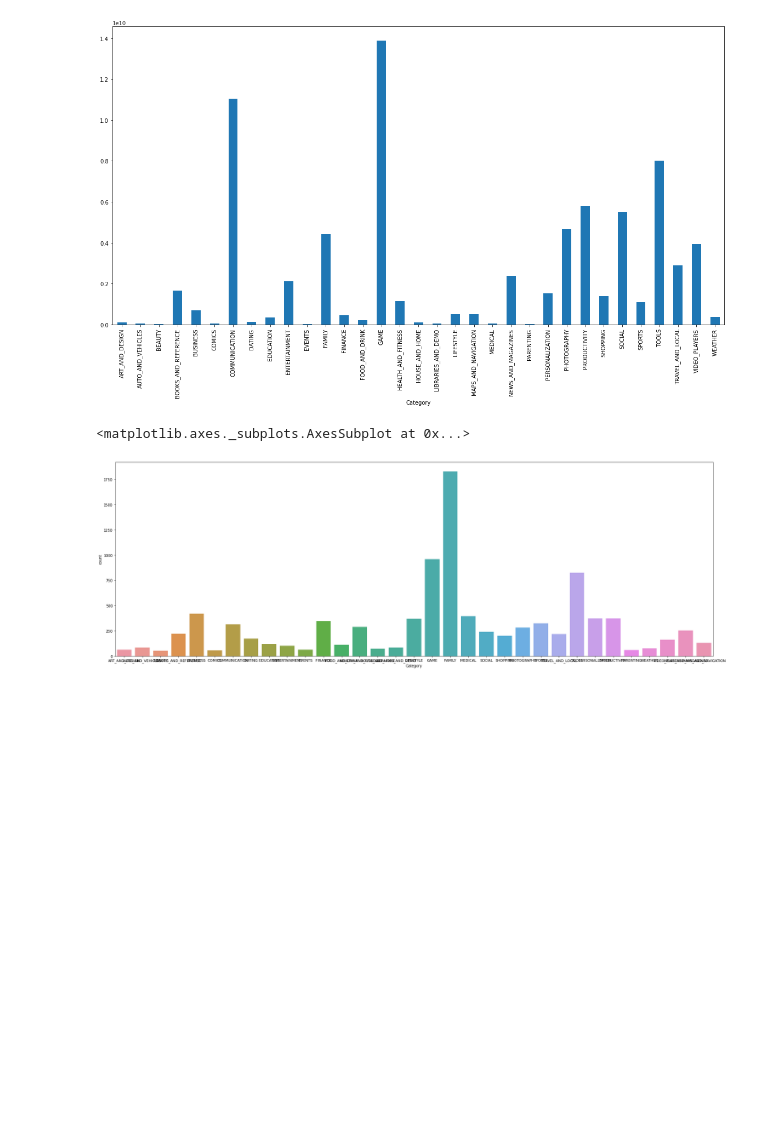
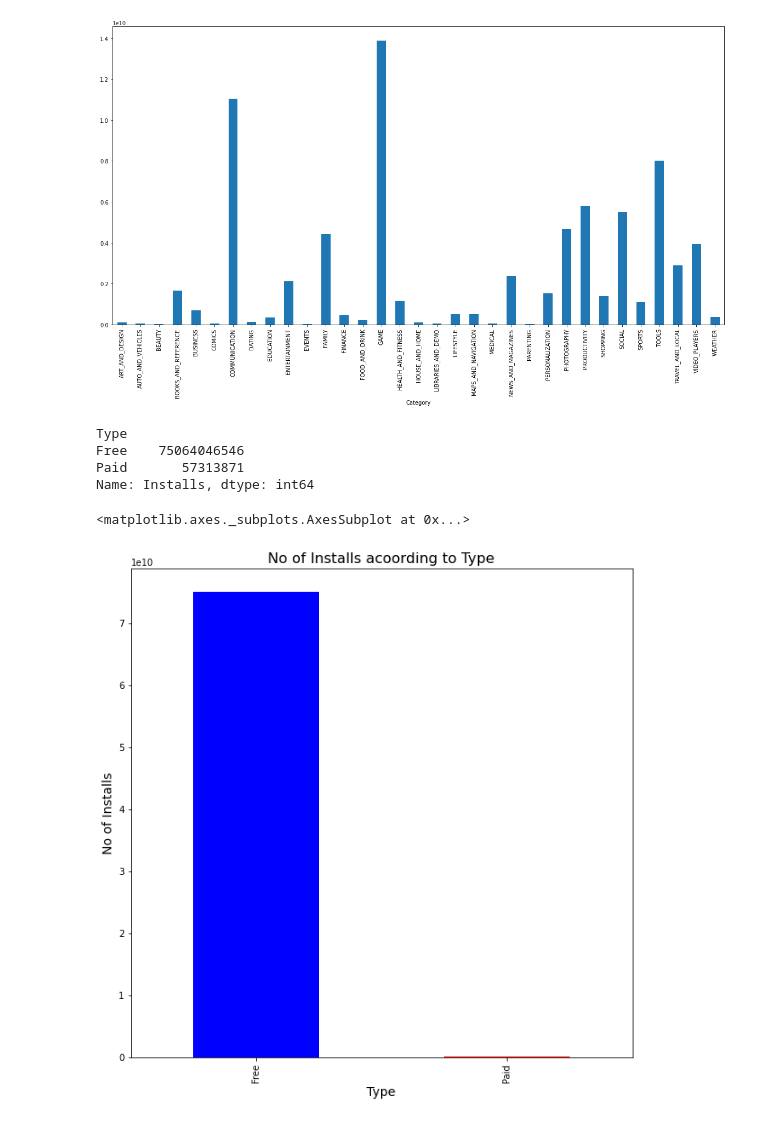
Before and after one commit to Shubham5787/EDA-on-Playstore-Dataset, a Jupyter notebook: EDA_Playstore.ipynb, the cells around one changed output. Drawn from its saved outputs; the diff is of its cells as text; code cells hidden in the pictures; blank space fills up the shorter version.

```diff
--- a/EDA_Playstore.ipynb
+++ b/EDA_Playstore.ipynb
@@ -297,6 +297,9 @@ PARENTING                60
 COMICS                   56
 BEAUTY                   53
 Name: Category, dtype: int64
+# %%
+#converting the string reviews into float
+df['Reviews']=df['Reviews'].astype('float')
 # %%
 df['Price'].value_counts()
 # %% [output]
@@ -435,9 +439,3 @@ category_vs_download.plot(kind='bar')
 # %% [output]
 <matplotlib.axes._subplots.AxesSubplot at 0x...>
 [figure]
-# %%
-plt.figure(figsize=(30,10))
-sns.countplot(data = df , x = 'Category' )
-# %% [output]
-<matplotlib.axes._subplots.AxesSubplot at 0x...>
-[figure, removed]
@@ -443,0 +444,17 @@ sns.countplot(data = df , x = 'Category' )
+# %%
+installs_vs_type = df.groupby('Type')['Installs'].sum()
+installs_vs_type
+# %% [output]
+Type
+Free    75064046546
+Paid       57313871
+Name: Installs, dtype: int64
+# %%
+plt.figure(figsize=(10,10))
+plt.title('No of Installs acoording to Type' , fontsize = 16)
+plt.xlabel('Type' , fontsize = 14)
+plt.ylabel('No of Installs' , fontsize = 14)
+installs_vs_type.plot(kind = 'bar' , color = ('blue' , 'red'))
+# %% [output]
+<matplotlib.axes._subplots.AxesSubplot at 0x...>
+[figure, added]
```
Also changed, not shown: parts of 7 cells of this notebook.
